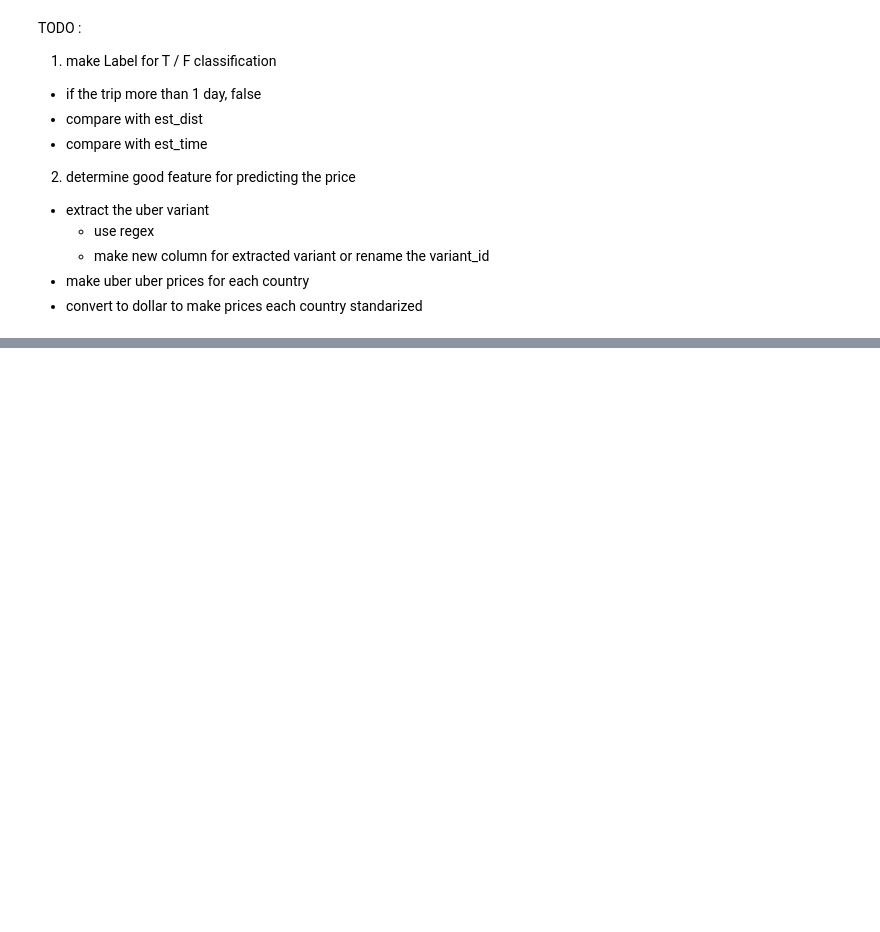
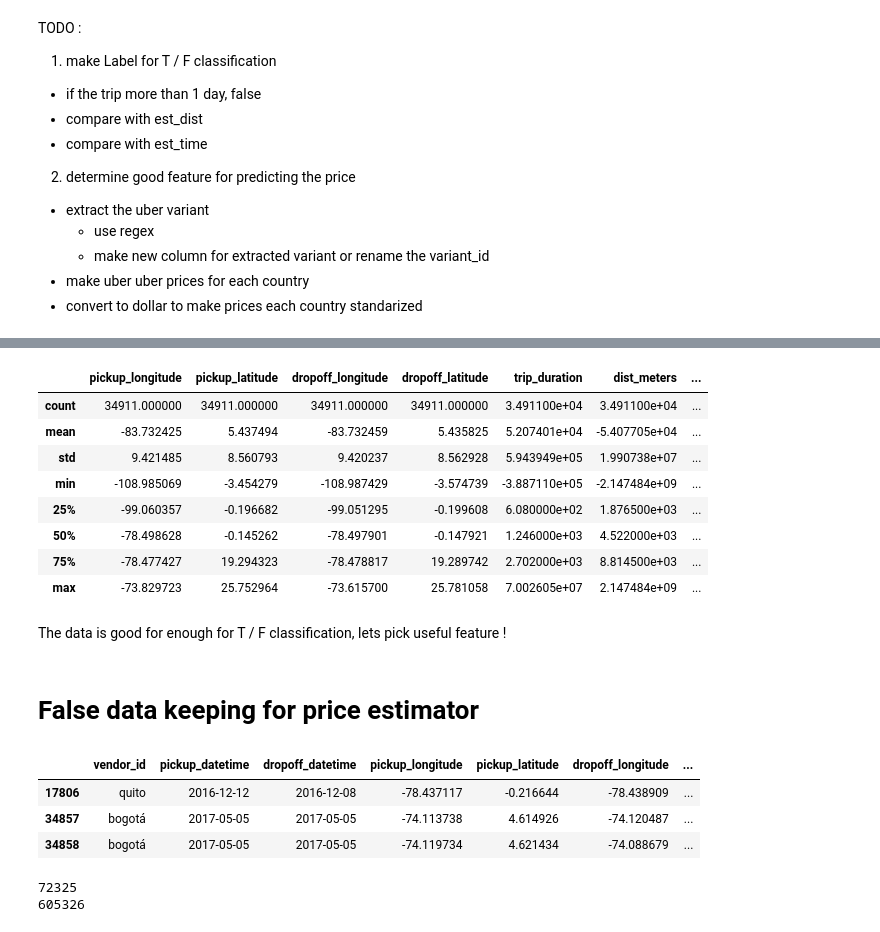
Before and after one commit to enricoroselino/GGU-3-Uber-VTRIP, a Jupyter notebook: EDA.ipynb, the cells around one changed output, grey strips where cells are left out. Cells and saved outputs as stored; diff of their text form; code cells hidden in the pictures; blank space fills up the shorter version.

```diff
--- a/EDA.ipynb
+++ b/EDA.ipynb
@@ -530,0 +651,25 @@ much better waiting time for driver, the true data doesnt contain driver data wa
+# %%
+# check false data
+false_data.describe()
+# %% [output]
+|  | pickup_longitude | pickup_latitude | dropoff_longitude | dropoff_latitude | trip_duration | dist_meters | ... |
+| count | 34911.000000 | 34911.000000 | 34911.000000 | 34911.000000 | 3.491100e+04 | 3.491100e+04 | ... |
+| mean | -83.732425 | 5.437494 | -83.732459 | 5.435825 | 5.207401e+04 | -5.407705e+04 | ... |
+| std | 9.421485 | 8.560793 | 9.420237 | 8.562928 | 5.943949e+05 | 1.990738e+07 | ... |
+| min | -108.985069 | -3.454279 | -108.987429 | -3.574739 | -3.887110e+05 | -2.147484e+09 | ... |
+| 25% | -99.060357 | -0.196682 | -99.051295 | -0.199608 | 6.080000e+02 | 1.876500e+03 | ... |
+| 50% | -78.498628 | -0.145262 | -78.497901 | -0.147921 | 1.246000e+03 | 4.522000e+03 | ... |
+| 75% | -78.477427 | 19.294323 | -78.478817 | 19.289742 | 2.702000e+03 | 8.814500e+03 | ... |
+| max | -73.829723 | 25.752964 | -73.615700 | 25.781058 | 7.002605e+07 | 2.147484e+09 | ... |
+# %% [markdown]
+The data is good for enough for T / F classification, lets pick useful feature !
+# %% [markdown]
+# False data keeping for price estimator
+# %%
+# check problematic data
+false_data[(false_data.trip_duration < 0) | (false_data.dist_meters < 0)]
+# %% [output]
+|  | vendor_id | pickup_datetime | dropoff_datetime | pickup_longitude | pickup_latitude | dropoff_longitude | ... |
+| 17806 | quito | 2016-12-12 | 2016-12-08 | -78.437117 | -0.216644 | -78.438909 | ... |
+| 34857 | bogotá | 2017-05-05 | 2017-05-05 | -74.113738 | 4.614926 | -74.120487 | ... |
+| 34858 | bogotá | 2017-05-05 | 2017-05-05 | -74.119734 | 4.621434 | -74.088679 | ... |
@@ -530,0 +679,6 @@ much better waiting time for driver, the true data doesnt contain driver data wa
+# %%
+print(true_data["dist_meters"].max())
+print(pf_data["est_meters"].max())
+# %% [output]
+72325
+605326
```
Also changed, not shown: parts of 27 cells of this notebook.
